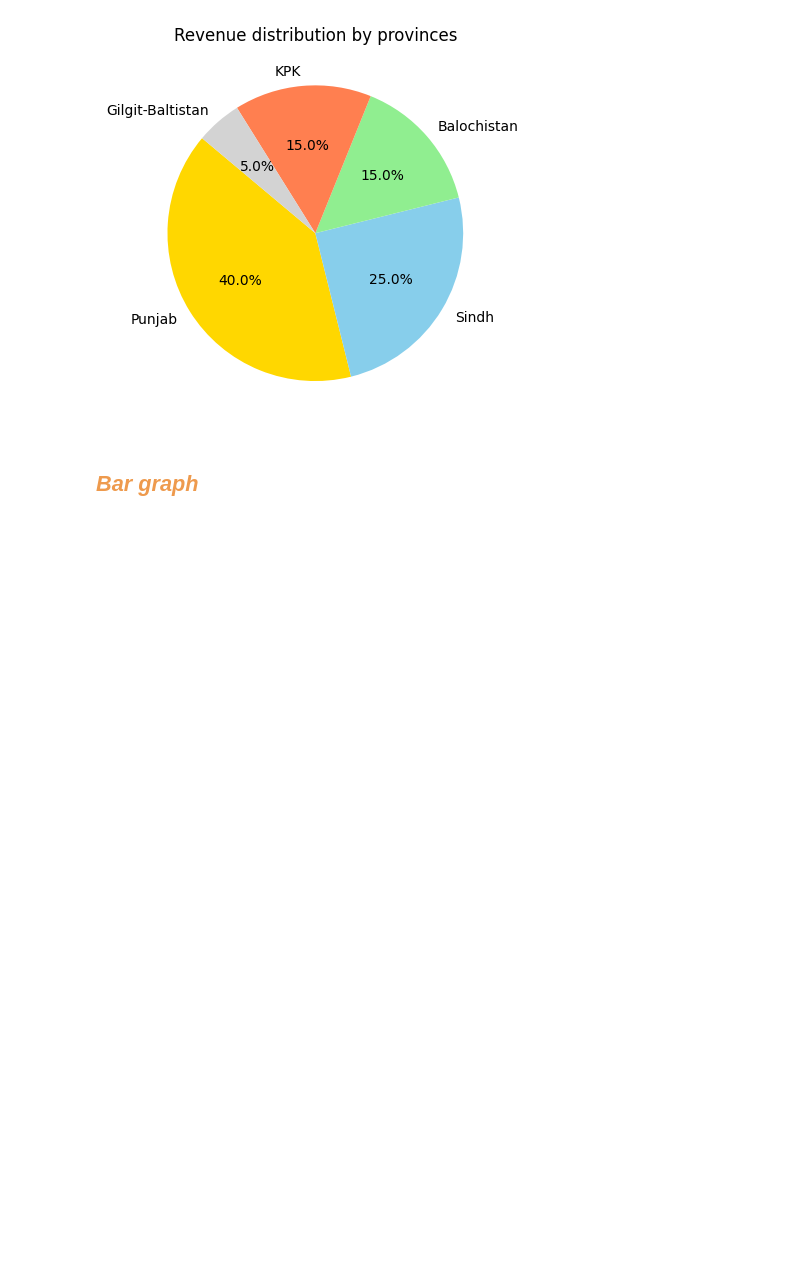
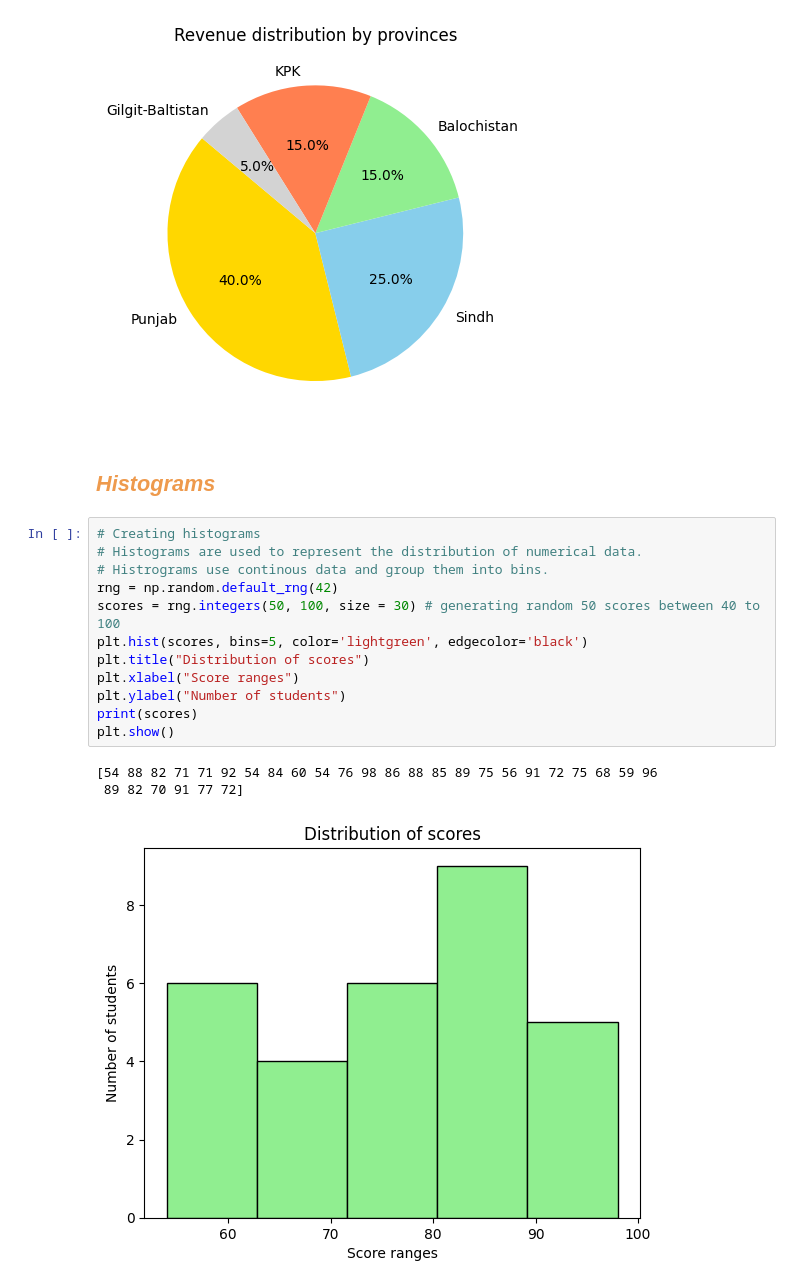
Before and after one commit to sherazAhmed-ipynb/DataScienceRevised, a Jupyter notebook: dataAnalysisAndVisualization/DVwithMatplotlibandSeaborn/matplotlibAndSeaborn.ipynb, the cells around one changed output. Saved outputs shown, nothing was run; the diff lists cells and outputs as text; blank space fills up the shorter version.

```diff
--- a/dataAnalysisAndVisualization/DVwithMatplotlibandSeaborn/matplotlibAndSeaborn.ipynb
+++ b/dataAnalysisAndVisualization/DVwithMatplotlibandSeaborn/matplotlibAndSeaborn.ipynb
@@ -102,5 +102,21 @@ plt.show()
 # %% [output]
 [figure]
 # %% [markdown]
-## ***<span style= "color:#EE9A4D;">Bar graph </span>***
+## ***<span style= "color:#EE9A4D;">Histograms </span>***
+# %%
+# Creating histograms
+# Histograms are used to represent the distribution of numerical data.
+# Histrograms use continous data and group them into bins.
+rng = np.random.default_rng(42)
+scores = rng.integers(50, 100, size = 30) # generating random 50 scores between 40 to 100
+plt.hist(scores, bins=5, color='lightgreen', edgecolor='black')
+plt.title("Distribution of scores")
+plt.xlabel("Score ranges")
+plt.ylabel("Number of students")
+print(scores)
+plt.show()
+# %% [output]
+[54 88 82 71 71 92 54 84 60 54 76 98 86 88 85 89 75 56 91 72 75 68 59 96
+ 89 82 70 91 77 72]
+[figure, added]
 # %% [markdown]
```
Also changed, not shown: parts of 6 cells of this notebook.
